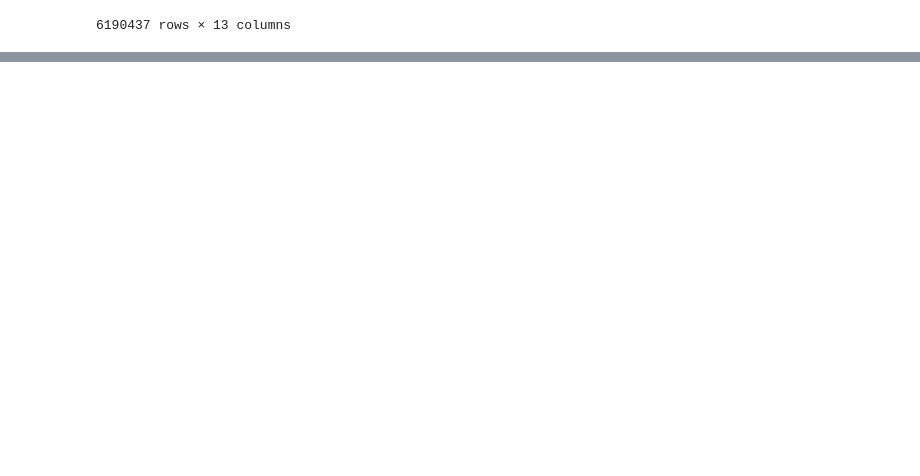
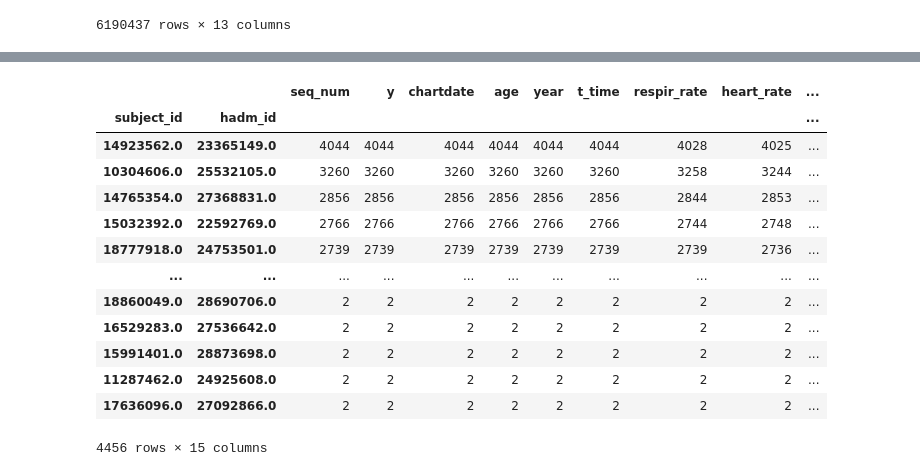
Before and after one commit to jongmin1/sepsis_mdhi, a Jupyter notebook: preprocess/sepsis_nan.ipynb, the cells around one changed output, grey strips where cells are left out. Saved outputs shown, nothing was run; the diff lists cells and outputs as text; code cells hidden in the pictures; blank space fills up the shorter version.

```diff
--- a/preprocess/sepsis_nan.ipynb
+++ b/preprocess/sepsis_nan.ipynb
@@ -126,0 +142,17 @@ result[result['subject_id']==11281568]
+# %%
+result.groupby(by=['subject_id', 'hadm_id']).count().sort_values(by=['seq_num'],ascending=False)
+# %% [output]
+|  |  | seq_num | y | chartdate | age | year | t_time | respir_rate | heart_rate | ... |
+| subject_id | hadm_id |  |  |  |  |  |  |  |  | ... |
+| 14923562.0 | 23365149.0 | 4044 | 4044 | 4044 | 4044 | 4044 | 4044 | 4028 | 4025 | ... |
+| 10304606.0 | 25532105.0 | 3260 | 3260 | 3260 | 3260 | 3260 | 3260 | 3258 | 3244 | ... |
+| 14765354.0 | 27368831.0 | 2856 | 2856 | 2856 | 2856 | 2856 | 2856 | 2844 | 2853 | ... |
+| 15032392.0 | 22592769.0 | 2766 | 2766 | 2766 | 2766 | 2766 | 2766 | 2744 | 2748 | ... |
+| 18777918.0 | 24753501.0 | 2739 | 2739 | 2739 | 2739 | 2739 | 2739 | 2739 | 2736 | ... |
+| ... | ... | ... | ... | ... | ... | ... | ... | ... | ... | ... |
+| 18860049.0 | 28690706.0 | 2 | 2 | 2 | 2 | 2 | 2 | 2 | 2 | ... |
+| 16529283.0 | 27536642.0 | 2 | 2 | 2 | 2 | 2 | 2 | 2 | 2 | ... |
+| 15991401.0 | 28873698.0 | 2 | 2 | 2 | 2 | 2 | 2 | 2 | 2 | ... |
+| 11287462.0 | 24925608.0 | 2 | 2 | 2 | 2 | 2 | 2 | 2 | 2 | ... |
+| 17636096.0 | 27092866.0 | 2 | 2 | 2 | 2 | 2 | 2 | 2 | 2 | ... |
+4456 rows × 15 columns
```
Also changed, not shown: parts of 16 cells of this notebook.
